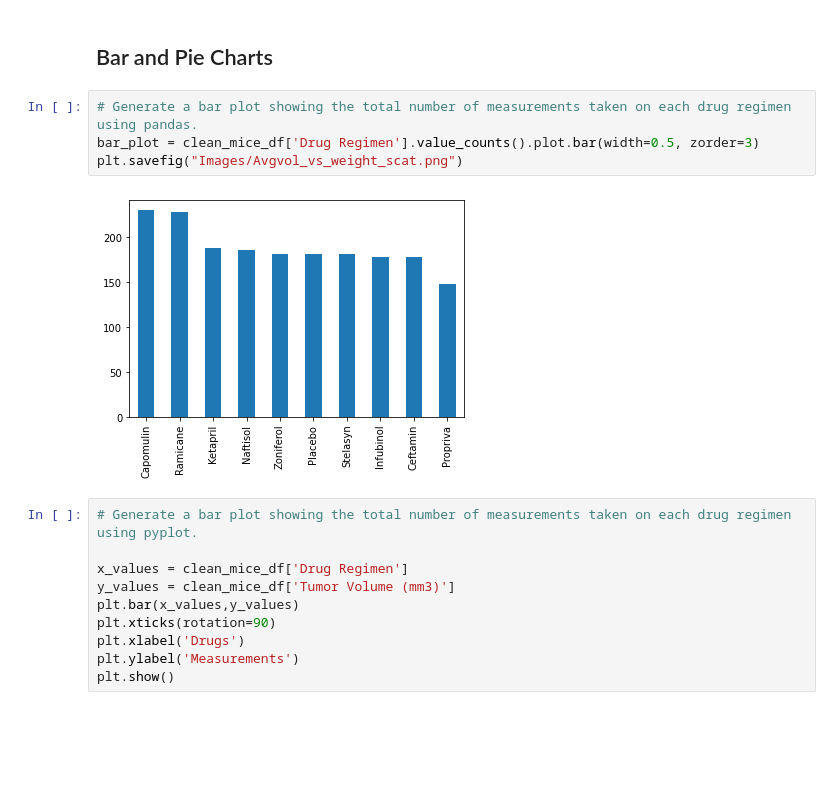
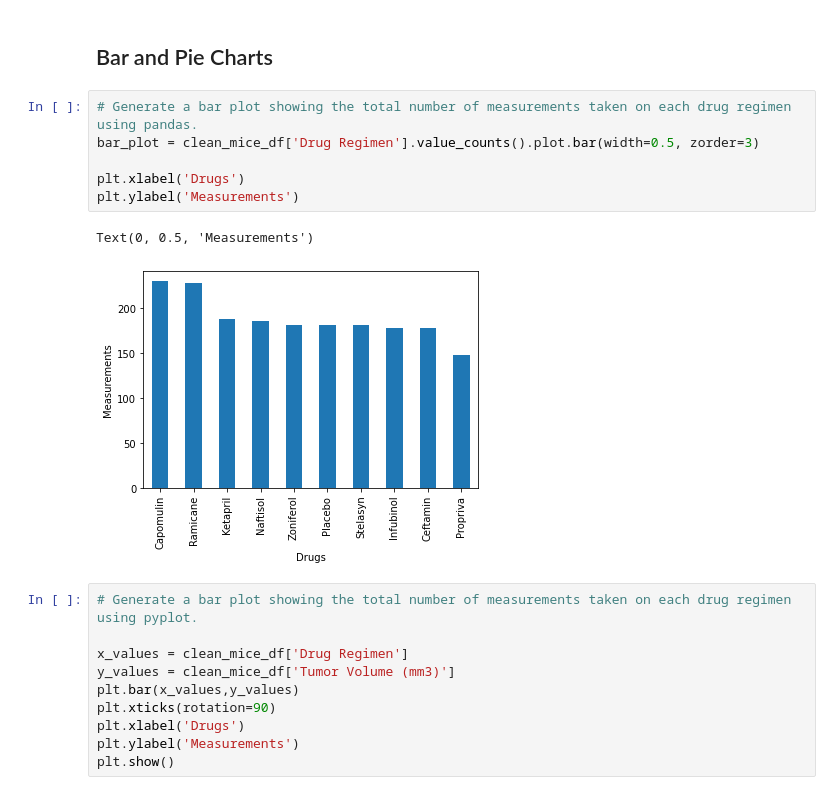
Before and after one commit to shalynalavoie/Matplotlib-Mouse-Study, a Jupyter notebook: matplotlib.ipynb, the cells around one changed output. Cells and saved outputs as stored; diff of their text form; blank space fills up the shorter version.

```diff
--- a/matplotlib.ipynb
+++ b/matplotlib.ipynb
@@ -106,9 +110,12 @@ Zoniferol     53.236507  51.818479            6.966589  0.516398>
 # %%
 # Generate a bar plot showing the total number of measurements taken on each drug regimen using pandas.
 bar_plot = clean_mice_df['Drug Regimen'].value_counts().plot.bar(width=0.5, zorder=3)
-plt.savefig("Images/Avgvol_vs_weight_scat.png")
+
+plt.xlabel('Drugs')
+plt.ylabel('Measurements')
 # %% [output]
+Text(0, 0.5, 'Measurements')
-[figure, old version]
+[figure, new version]
 # %%
 # Generate a bar plot showing the total number of measurements taken on each drug regimen using pyplot.
 
```
Also changed, not shown: parts of 2 cells of this notebook.
